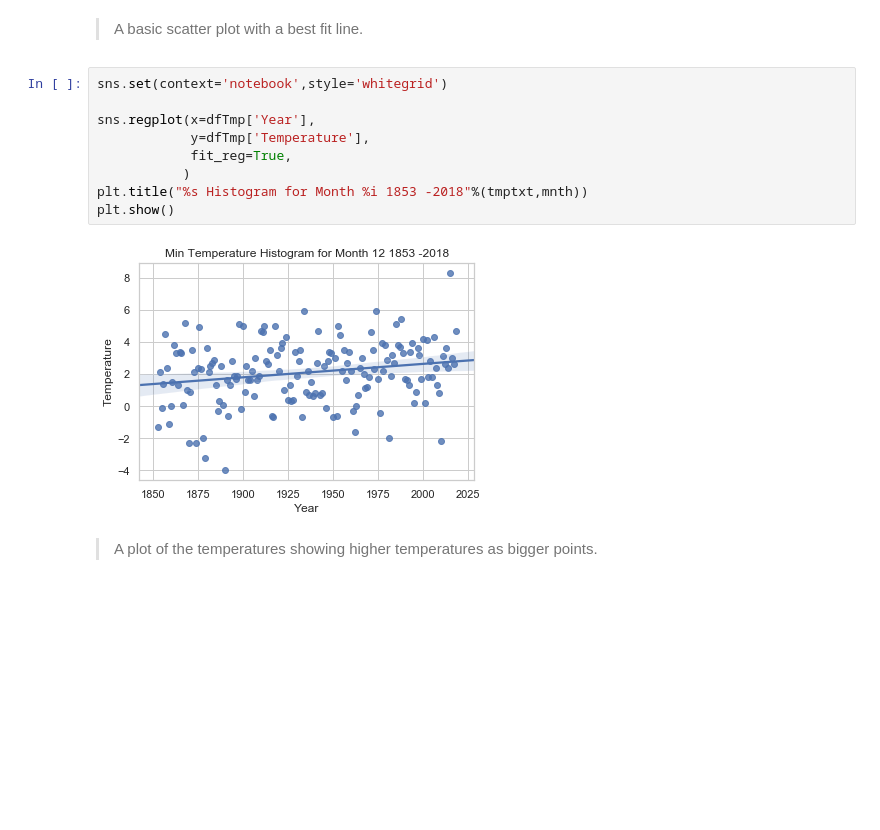
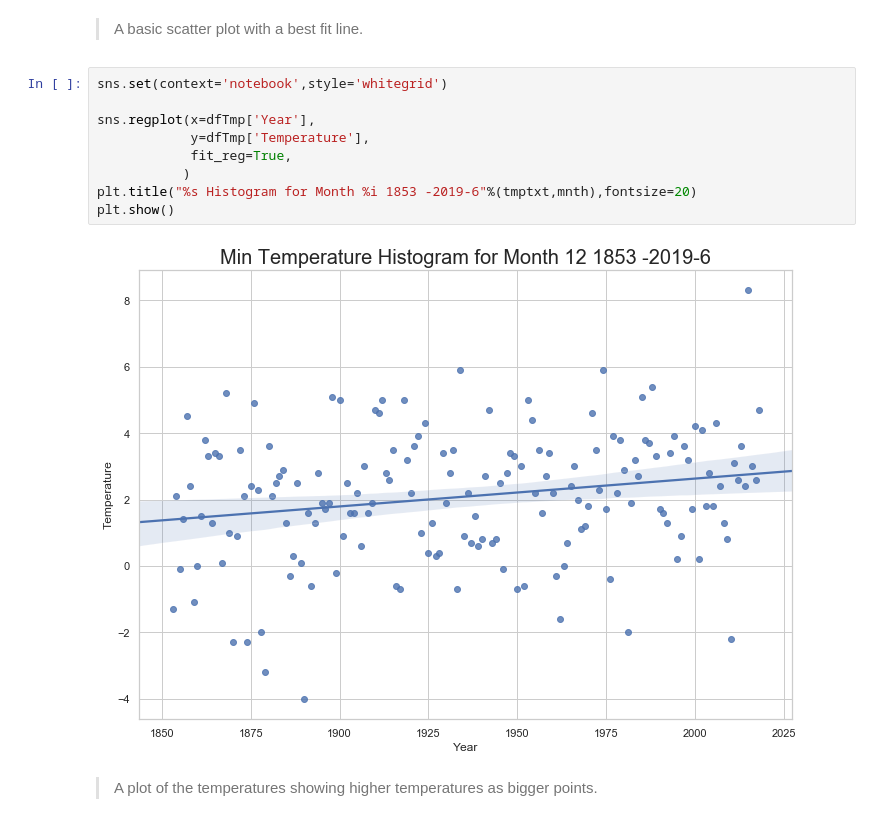
Before and after one commit to GraemeMcMillan/Finn-McCool, a Jupyter notebook: OxfordWeather/oxfordweather.ipynb, the cells around one changed output. Drawn from its saved outputs; the diff is of its cells as text; blank space fills up the shorter version.

```diff
--- a/OxfordWeather/oxfordweather.ipynb
+++ b/OxfordWeather/oxfordweather.ipynb
@@ -190,14 +200,14 @@ plt.show()
 # %%
 sns.set(context='notebook',style='whitegrid')
 
 sns.regplot(x=dfTmp['Year'],
             y=dfTmp['Temperature'],
             fit_reg=True,
            )
-plt.title("%s Histogram for Month %i 1853 -2018"%(tmptxt,mnth))
+plt.title("%s Histogram for Month %i 1853 -2019-6"%(tmptxt,mnth),fontsize=20)
 plt.show()
 # %% [output]
-[figure, old version]
+[figure, new version]
 # %% [markdown]
 >A plot of the temperatures showing higher temperatures as bigger points.
 # %%
```
Also changed, not shown: parts of 13 cells of this notebook.
